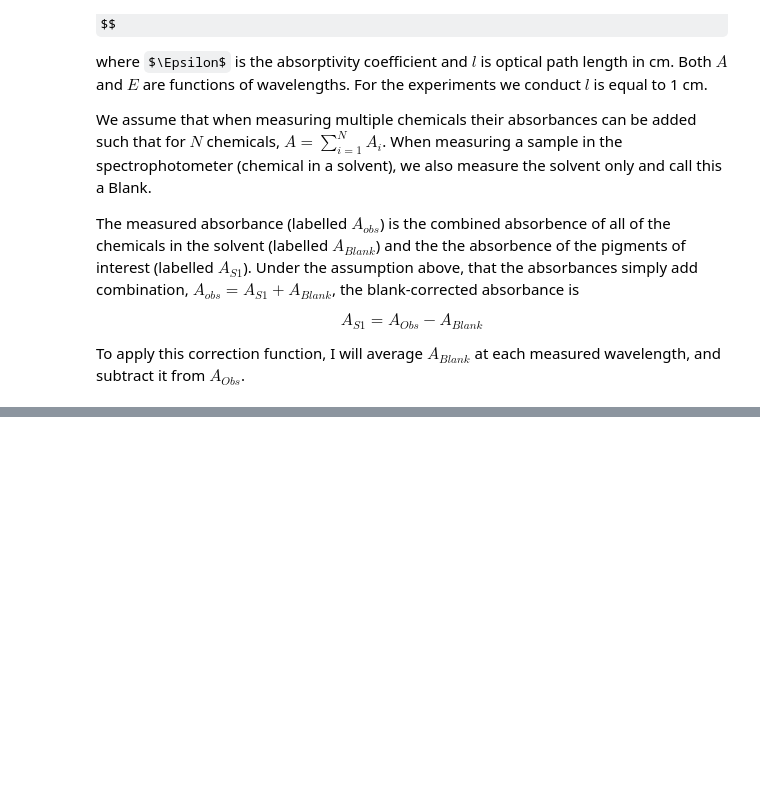
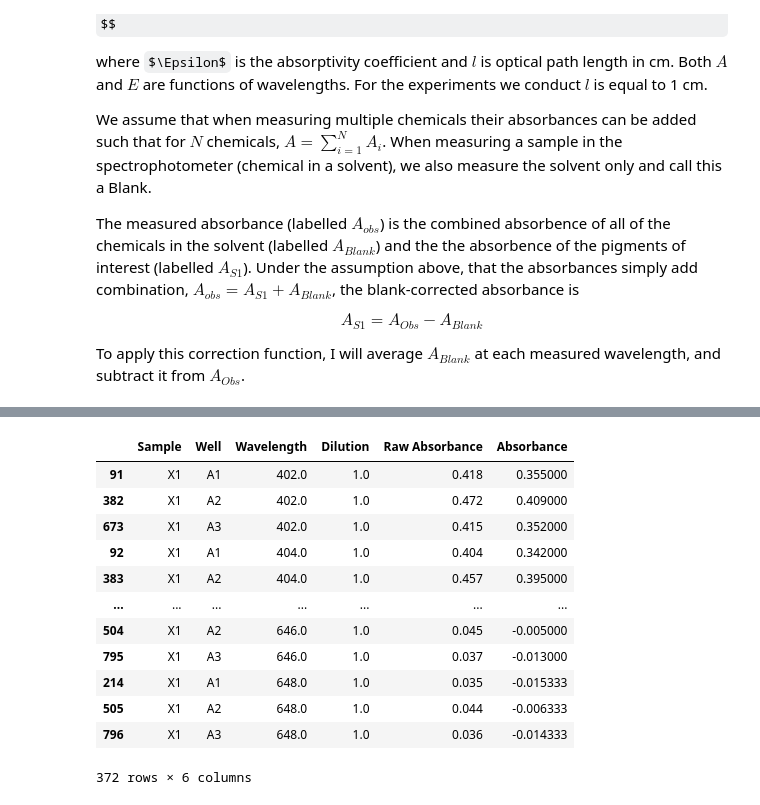
Before and after one commit to JordyJ/Colorifix, a Jupyter notebook: test.ipynb, the cells around one changed output, grey strips where cells are left out. Saved outputs shown, nothing was run; the diff lists cells and outputs as text; code cells hidden in the pictures; some formulas as TeX source; blank space fills up the shorter version.

```diff
--- a/test.ipynb
+++ b/test.ipynb
@@ -119,0 +170,24 @@ $$
+# %%
+df_X1, mean_abs_blank_X1 = calculate_corrected_absorbance(df_sample)
+
+fig = px.scatter( df_X1,
+                 x = "Wavelength",
+                 y = "Raw Absorbance",
+                 labels={
+                     "Wavelength": "Wavelength (nm)",
+                 },
+                 title = "Raw absorbance curve for X1")
+fig.show()
+
+fig = px.line( mean_abs_blank_X1,
+                 title = "Blank absorbance curve")
+fig.show()
+
+fig = px.scatter( df_X1,
+                 x = "Wavelength",
+                 y = "Absorbance",
+                 labels={
+                     "Wavelength": "Wavelength (nm)",
+                 },
+                 title = "Corrected absorbance curve for X1")
+fig.show()
@@ -119,0 +220,29 @@ $$
+# %%
+# Simple method for concentration estimation
+# First I limit the dataset to around the peak
+df_X1 = df_X1[(df_X1["Wavelength"] > wav_low ) & (df_X1["Wavelength"] < wav_high)]
+
+
+ # Calculate the mean absorbance for each wavelength in the Blank samples
+    mean_abs_blank = df_blank.groupby("Wavelength").mean("Raw Absorbance")["Raw Absorbance"]
+
+    # Calculate the corrected absorbance for each wavelength in the signal samples
+    df_S1["Absorbance"] = df_S1["Raw Absorbance"] - mean_abs_blank[df_S1["Wavelength"]].values
+
+
+mean_absorptivity = df_S1["Absorptivity"].grouby[
+df_X1["Concentration estimate"] = df_X1["Absorbance"] / mean_absorptivity
+# %% [output]
+|  | Sample | Well | Wavelength | Dilution | Raw Absorbance | Absorbance |
+| 91 | X1 | A1 | 402.0 | 1.0 | 0.418 | 0.355000 |
+| 382 | X1 | A2 | 402.0 | 1.0 | 0.472 | 0.409000 |
+| 673 | X1 | A3 | 402.0 | 1.0 | 0.415 | 0.352000 |
+| 92 | X1 | A1 | 404.0 | 1.0 | 0.404 | 0.342000 |
+| 383 | X1 | A2 | 404.0 | 1.0 | 0.457 | 0.395000 |
+| ... | ... | ... | ... | ... | ... | ... |
+| 504 | X1 | A2 | 646.0 | 1.0 | 0.045 | -0.005000 |
+| 795 | X1 | A3 | 646.0 | 1.0 | 0.037 | -0.013000 |
+| 214 | X1 | A1 | 648.0 | 1.0 | 0.035 | -0.015333 |
+| 505 | X1 | A2 | 648.0 | 1.0 | 0.044 | -0.006333 |
+| 796 | X1 | A3 | 648.0 | 1.0 | 0.036 | -0.014333 |
+372 rows × 6 columns
```
Also changed, not shown: parts of 14 cells of this notebook, 1 other file.
